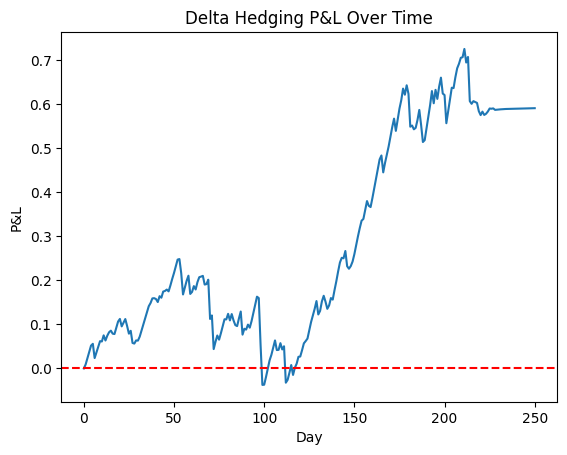
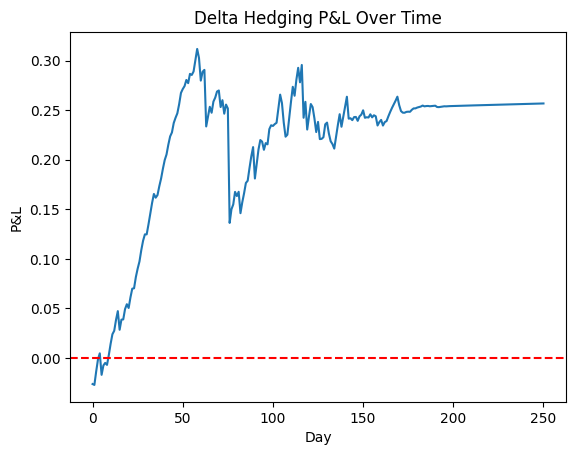
Unified diff of the notebook cell whose output changed from the first chart to the second:
--- before
+++ after
@@ -31,3 +31,4 @@
 plt.ylabel('P&L')
 plt.axhline(y=0, color='r', linestyle='--')
+plt.savefig('delta_hedging.png', dpi=150, bbox_inches='tight')
 plt.show()

Commit: add delta hedging simulation and chart